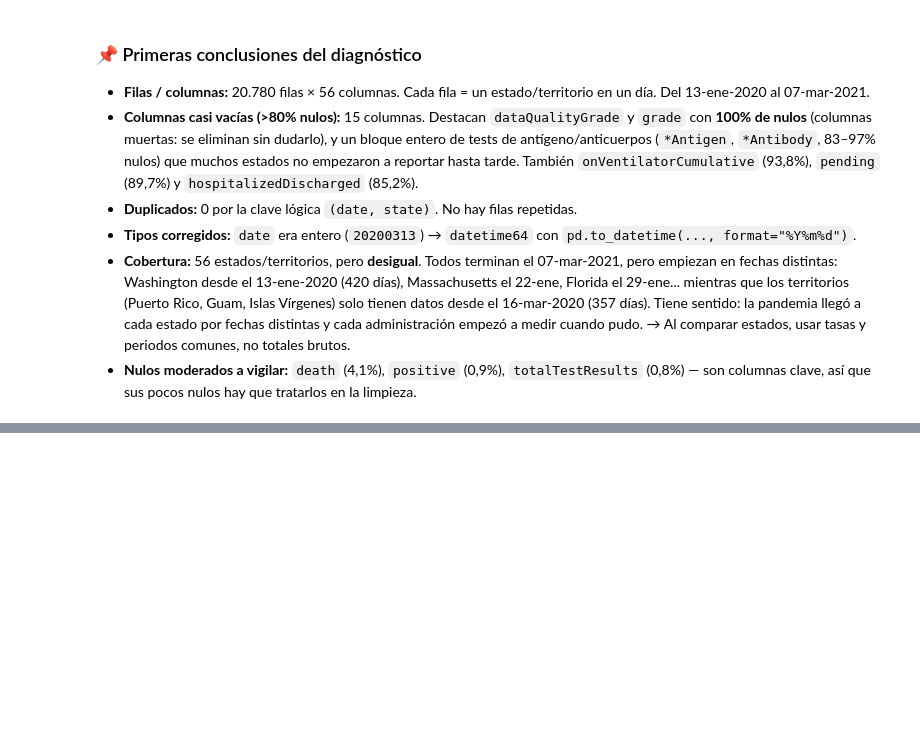
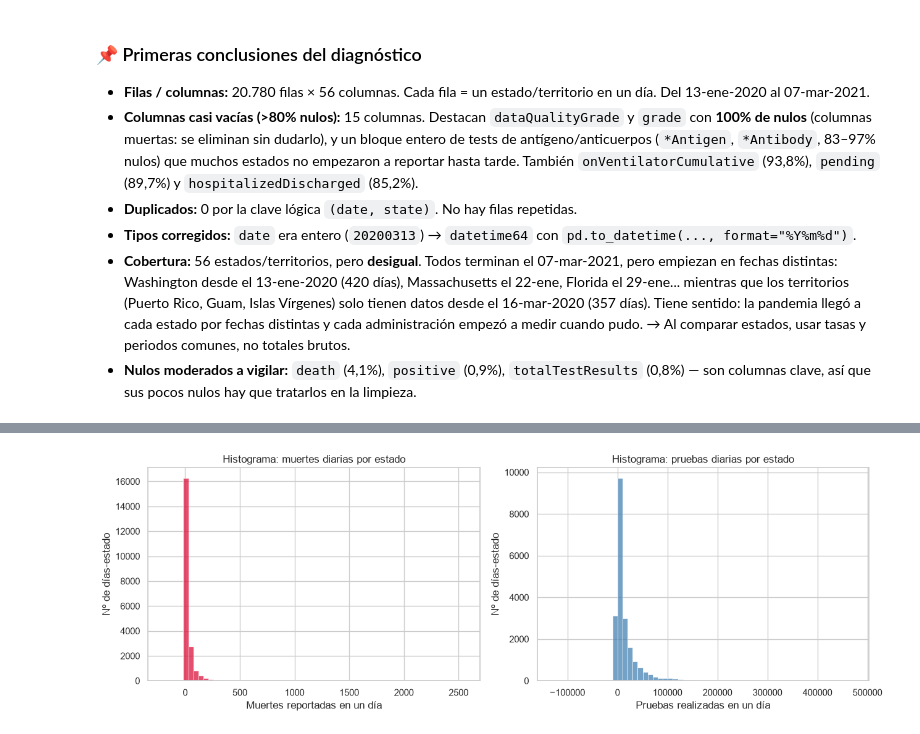
Before and after one commit to IA-P1-BCN/EDA_Carla, a Jupyter notebook: notebooks/01_eda_covid.ipynb, the cells around one changed output, grey strips where cells are left out. Drawn from its saved outputs; the diff is of its cells as text; code cells hidden in the pictures; blank space fills up the shorter version.

```diff
--- a/notebooks/01_eda_covid.ipynb
+++ b/notebooks/01_eda_covid.ipynb
@@ -214,0 +231,20 @@ por_estado
+# %%
+import matplotlib.pyplot as plt
+import seaborn as sns
+
+sns.set_theme(style="whitegrid")
+
+# Columnas inutiles: >80% de nulos O practicamente constantes (1 valor distinto)
+pct_nulos = df.isna().mean()
+constantes = df.nunique(dropna=False) <= 1
+inutiles = sorted(set(df.columns[(pct_nulos > 0.8) | constantes]))
+
+df_limpio = df.drop(columns=inutiles)
+print(f"{df.shape[1]} columnas -> {df_limpio.shape[1]} tras eliminar {len(inutiles)} inutiles")
+print("Eliminadas:", ", ".join(inutiles))
+
+# Nos aseguramos de no habernos comido ninguna columna que necesitamos
+claves = ["date", "state", "positive", "death", "totalTestResults",
+          "positiveIncrease", "deathIncrease", "hospitalizedCurrently"]
+assert set(claves) <= set(df_limpio.columns), "Ups: se elimino una columna necesaria"
+print("Columnas clave conservadas: OK")
@@ -214,0 +267,17 @@ por_estado
+# %%
+fig, axes = plt.subplots(1, 2, figsize=(13, 4.5))
+
+sns.histplot(df_limpio["deathIncrease"], bins=60, ax=axes[0], color="crimson")
+axes[0].set_title("Histograma: muertes diarias por estado")
+axes[0].set_xlabel("Muertes reportadas en un día")
+axes[0].set_ylabel("Nº de días-estado")
+
+sns.histplot(df_limpio["totalTestResultsIncrease"], bins=60, ax=axes[1], color="steelblue")
+axes[1].set_title("Histograma: pruebas diarias por estado")
+axes[1].set_xlabel("Pruebas realizadas en un día")
+axes[1].set_ylabel("Nº de días-estado")
+
+plt.tight_layout()
+plt.show()
+# %% [output]
+[figure, added]
```
Also changed, not shown: parts of 7 cells of this notebook, 2 other files.
